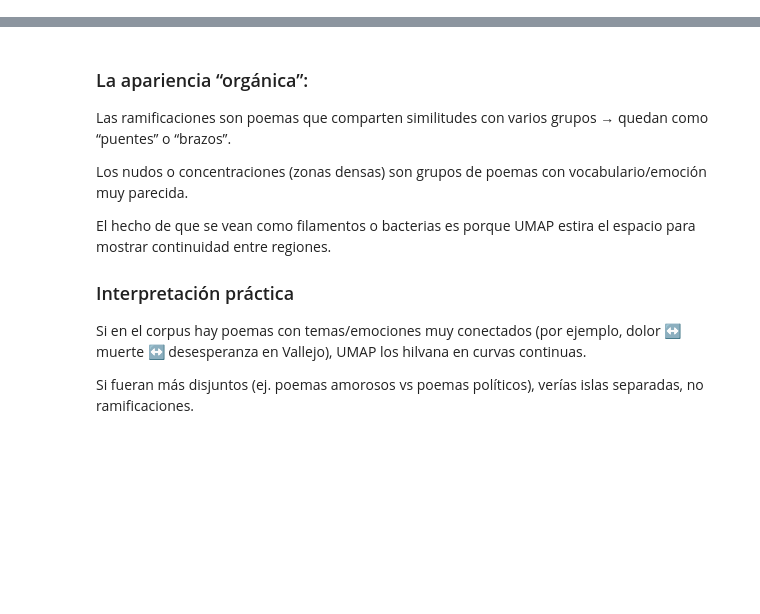
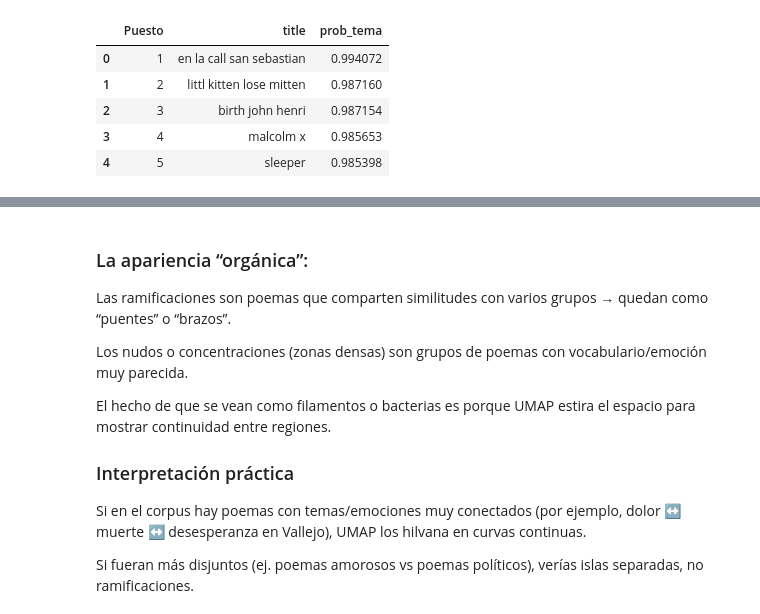
Before and after one commit to HubertRonald/VersoVector, a Jupyter notebook: notebook/04_embeddings_unsupervised.ipynb, the cells around one changed output, grey strips where cells are left out. Drawn from its saved outputs; the diff is of its cells as text; code cells hidden in the pictures; blank space fills up the shorter version.

```diff
--- a/notebook/04_embeddings_unsupervised.ipynb
+++ b/notebook/04_embeddings_unsupervised.ipynb
@@ -236,37 +487,44 @@ topic_vectorizer = CountVectorizer(
 )
 
 X_topics = topic_vectorizer.fit_transform(
-    new_poems_df["poem"].tolist()
+    new_poems_df["poem_processed"].tolist()
 )
 
 # Modelo LDA con sklearn
 lda_model = LatentDirichletAllocation(
     n_components=7,
     random_state=0
 )
 
 lda_topics = lda_model.fit_transform(X_topics)
 
 # Identificar tema principal del poema 'black herald'
-idx_cuento = new_poems_df[new_poems_df.title == 'black herald'].index[0]
+idx_cuento = new_poems_df[new_poems_df.title == 'The Black Heralds'].index[0]
 tema_principal = lda_topics[idx_cuento].argmax()
 
 # Probabilidades de pertenecer al tema principal
 prob_tema_principal = lda_topics[:, tema_principal]
 
 # Construir ranking de recomendaciones
 df_recom = new_poems_df[["title"]].copy()
 df_recom["prob_tema"] = prob_tema_principal
 
 # eliminar el mismo poema 'black herald'
-df_recom = df_recom[df_recom["title"] != 'black herald']
+df_recom = df_recom[df_recom["title"] != 'The Black Heralds']
 
 # ordenar por mayor probabilidad
 df_recom = df_recom.sort_values("prob_tema", ascending=False)
 
 # top N recomendaciones
 top_recom = df_recom.head(5).reset_index(drop=True)
 top_recom.insert(0, "Puesto", range(1, len(top_recom) + 1))
 
 display(top_recom)
+# %% [output]
+|  | Puesto | title | prob_tema |
+| 0 | 1 | en la call san sebastian | 0.994072 |
+| 1 | 2 | littl kitten lose mitten | 0.987160 |
+| 2 | 3 | birth john henri | 0.987154 |
+| 3 | 4 | malcolm x | 0.985653 |
+| 4 | 5 | sleeper | 0.985398 |
 # %%
```
Also changed, not shown: parts of 41 cells of this notebook, 10 other files.
